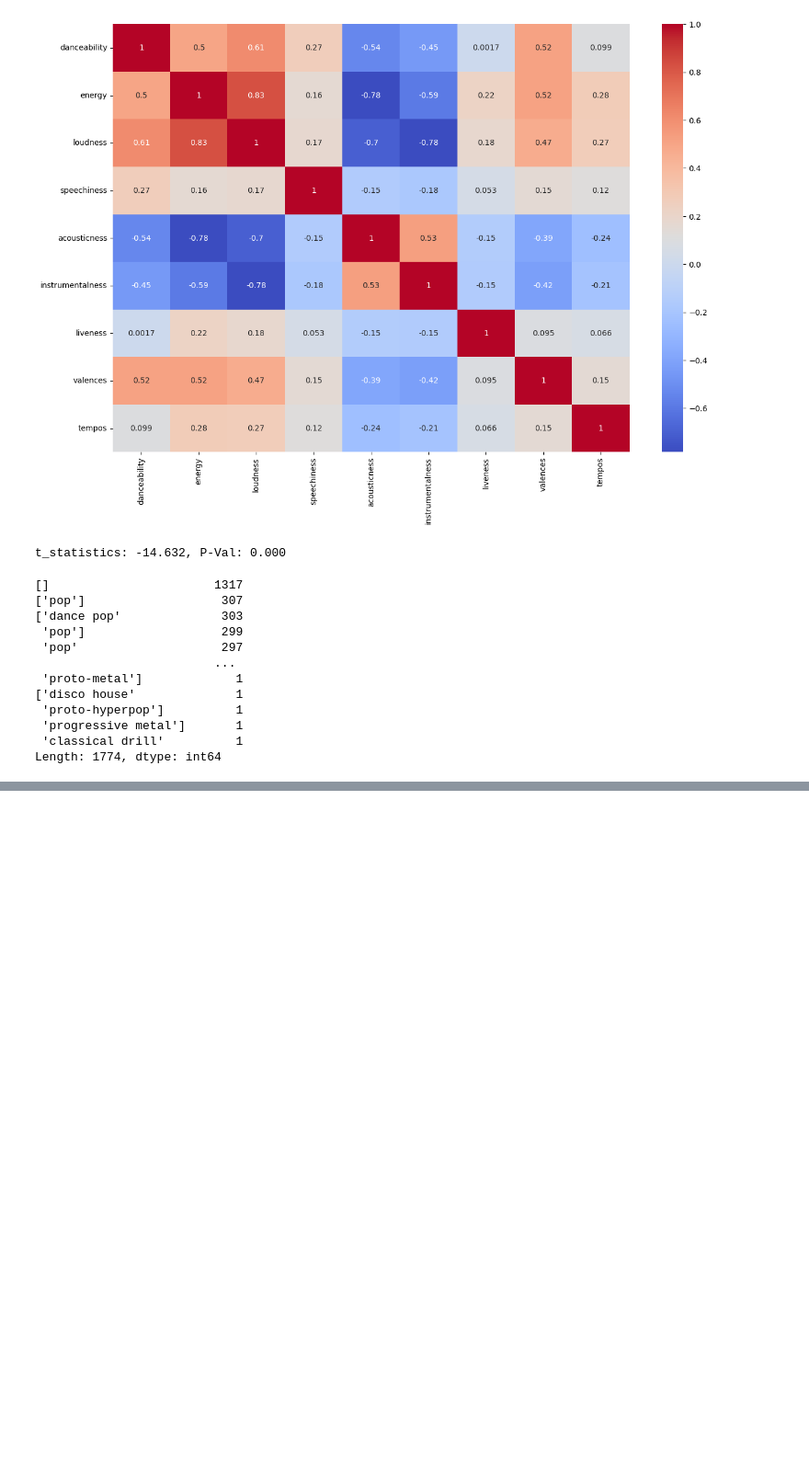
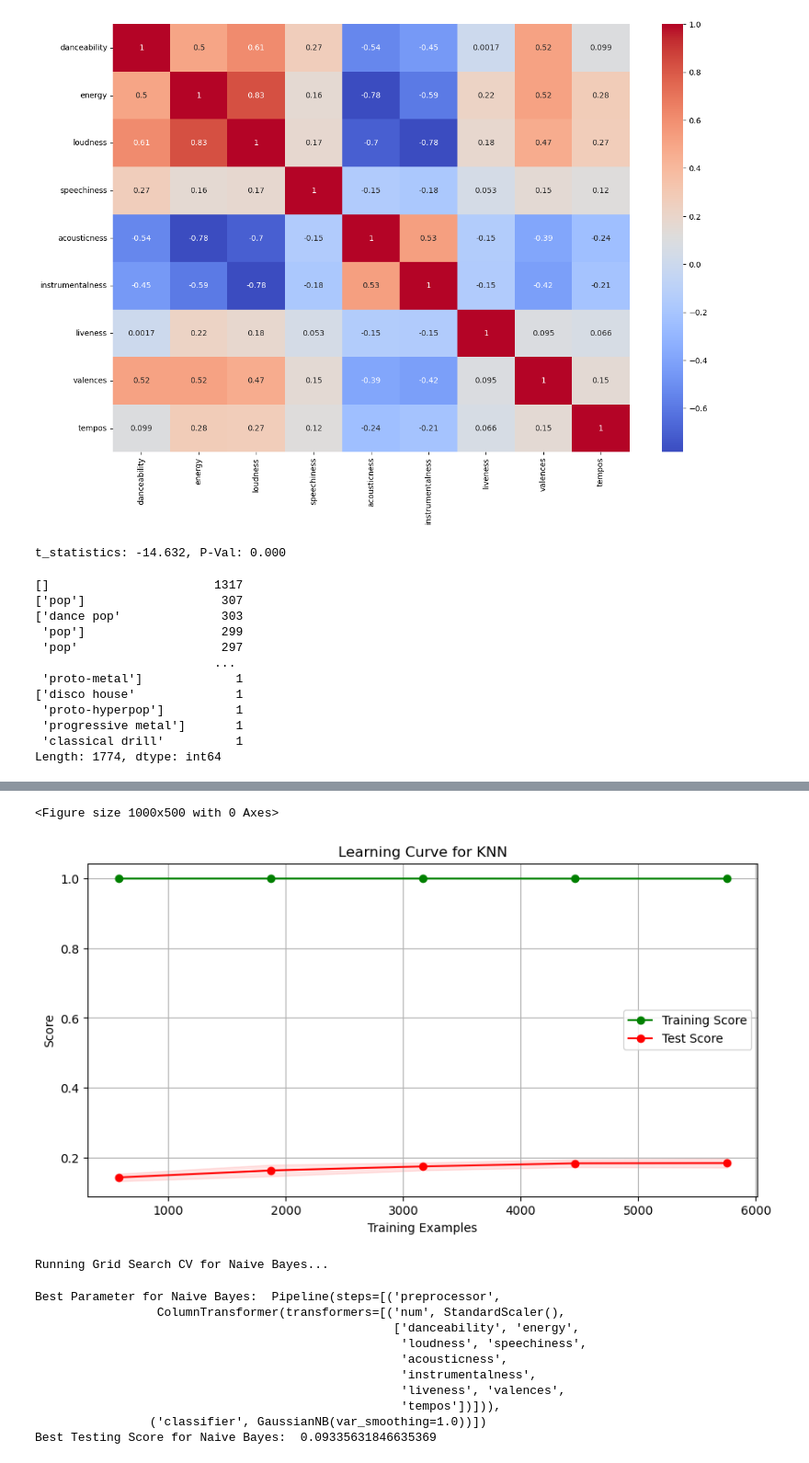
Before and after one commit to Charlie9898/Spotify_Song_Recommend, a Jupyter notebook: model.ipynb, the cells around one changed output, grey strips where cells are left out. Shown at 92% size. Drawn from its saved outputs; the diff is of its cells as text; code cells hidden in the pictures; blank space fills up the shorter version.

Commit message:
ML modelling

```diff
--- a/model.ipynb
+++ b/model.ipynb
@@ -299,0 +306,9 @@ dtype: float64
+# %%
+X_train,X_test,y_train,y_test=train_test_split(X,y,test_size=0.2,random_state=42)
+# %%
+preprocessor=ColumnTransformer(transformers=[('num',StandardScaler(),X.columns.to_list())])
+# %%
+models={
+    'KNN':KNeighborsClassifier(),
+    'Naive Bayes': GaussianNB(),
+}
@@ -299,0 +362,58 @@ dtype: float64
+# %%
+param_grids={
+    'KNN':{
+        'classifier__n_neighbors': [1,3,5,7,9,11,15,20],
+        'classifier__weights': ['uniform', 'distance'],
+        'classifier__metric': ['euclidean','manhattan','chebyshev','cosine']
+    },
+    'Naive Bayes': {
+        'classifier__var_smoothing': np.logspace(0,-9,num=10)
+    }
+}
+# %%
+def plot_learn_curve(estimator,title,X,y,axes=None,ylim=None,cv=None,n_jobs=None,train_sizes=np.linspace(0.1,1,5)):
+    if axes is None:
+        _,axes=plt.subplots(1,1,figsize=(10,5))
+        axes.set_title(title)
+
+    if ylim is not None:
+        axes.set_ylim(*ylim)
+
+    axes.set_xlabel("Training Examples")
+    axes.set_ylabel("Score")
+
+    train_sizes,train_scores,test_scores,fit_times,_=learning_curve(estimator,X,y,cv=cv,n_jobs=n_jobs,train_sizes=train_sizes,return_times=True)
+    train_score_mean=np.mean(train_scores,axis=1)
+    train_score_std=np.std(train_scores,axis=1)
+    test_score_mean=np.mean(test_scores,axis=1)
+    test_score_std=np.std(test_scores,axis=1)
+
+    axes.grid()
+    axes.fill_between(train_sizes,train_score_mean-train_score_std,train_score_mean+train_score_std,alpha=0.1,color='g')
+    axes.fill_between(train_sizes,test_score_mean-test_score_std,test_score_mean+test_score_std,alpha=0.1,color='r')
+
+    axes.plot(train_sizes,train_score_mean,'o-',color='g',label='Training Score')
+    axes.plot(train_sizes,test_score_mean,'o-',color='r',label='Test Score')
+    axes.legend(loc='best')
+    return axes
+
+for name,model in models.items():
+    print(f"Running Grid Search CV for {name}...")
+
+    pipeline=Pipeline([
+        ('preprocessor',preprocessor),
+        ('classifier',model)
+    ])
+
+    param_grid=param_grids[name]
+
+    grid_search=GridSearchCV(pipeline,param_grid,cv=10,n_jobs=-1)
+    grid_search.fit(X_train,y_train)
+
+    print(f"Best Parameter for {name}: ", grid_search.best_estimator_)
+    print(f"Best Testing Score for {name}: ", grid_search.best_score_)
+
+    plt.figure(figsize=(10,5))
+    plot_learn_curve(grid_search.best_estimator_, f'Learning Curve for {name}', X_train,y_train,cv=10)
+    plt.show()
+# %% [output]
@@ -299,0 +433,13 @@ dtype: float64
+<Figure size 1000x500 with 0 Axes>
+[figure, added]
+Running Grid Search CV for Naive Bayes...
+Best Parameter for Naive Bayes:  Pipeline(steps=[('preprocessor',
+                 ColumnTransformer(transformers=[('num', StandardScaler(),
+                                                  ['danceability', 'energy',
+                                                   'loudness', 'speechiness',
+                                                   'acousticness',
+                                                   'instrumentalness',
+                                                   'liveness', 'valences',
+                                                   'tempos'])])),
+                ('classifier', GaussianNB(var_smoothing=1.0))])
+Best Testing Score for Naive Bayes:  0.09335631846635369
```
Also changed, not shown: parts of 13 cells of this notebook.
